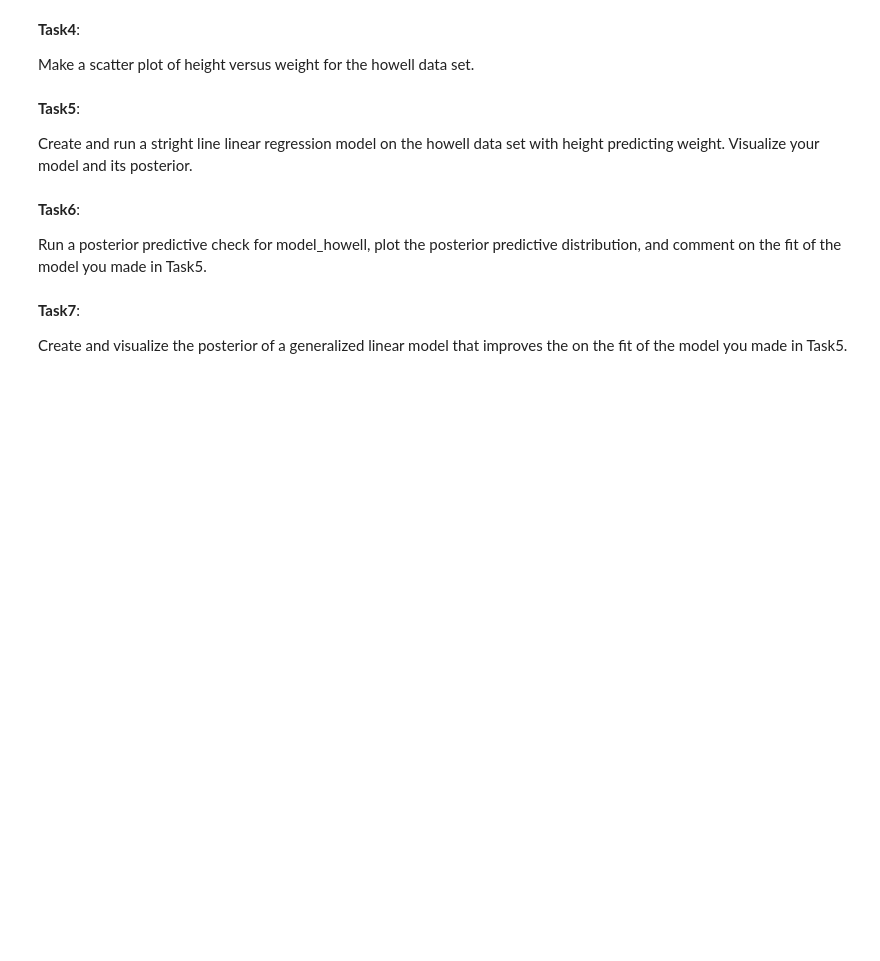
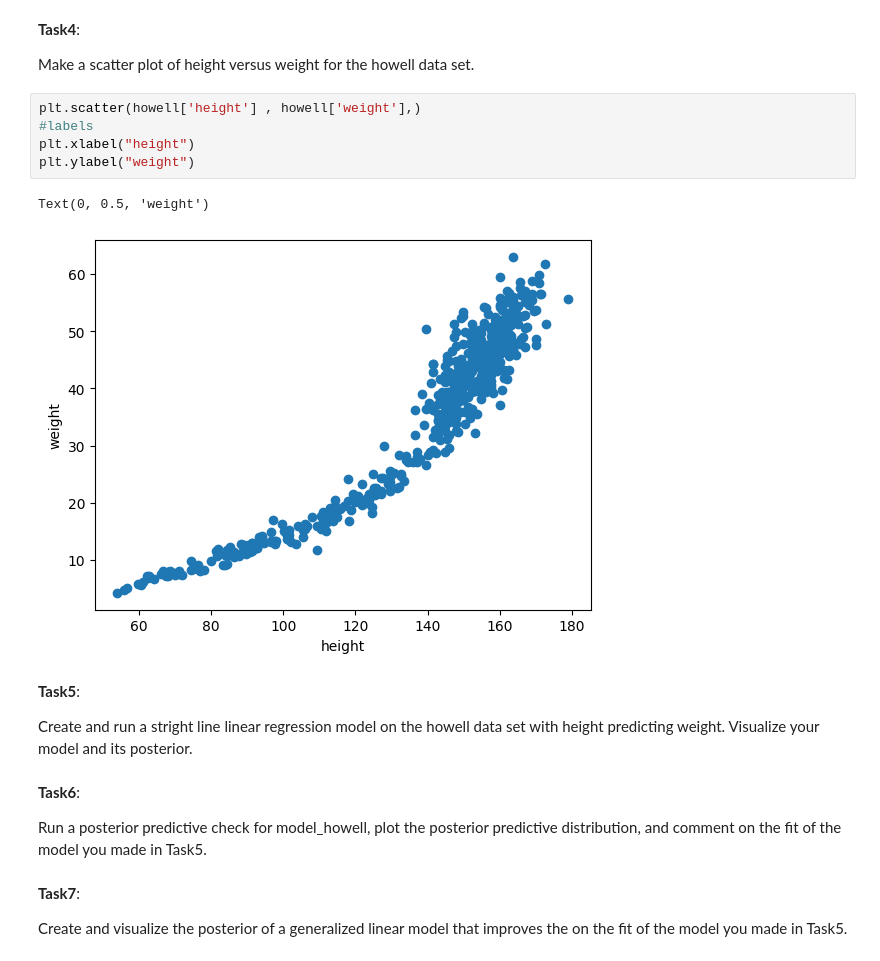
Before and after one commit to Tookss55/DS, a Jupyter notebook: Unit5/Unit5ExercisesSF.ipynb, the cells around one changed output. Drawn from its saved outputs; the diff is of its cells as text; blank space fills up the shorter version.

```diff
--- a/Unit5/Unit5ExercisesSF.ipynb
+++ b/Unit5/Unit5ExercisesSF.ipynb
@@ -90,6 +139,14 @@ howell
 **Task4**:
 
 Make a scatter plot of height versus weight for the howell data set.
+# %%
+plt.scatter(howell['height'] , howell['weight'],)
+#labels
+plt.xlabel("height")
+plt.ylabel("weight")
+# %% [output]
+Text(0, 0.5, 'weight')
+[figure, added]
 # %% [markdown]
 **Task5**:
 
```
Also changed, not shown: parts of 5 cells of this notebook.
